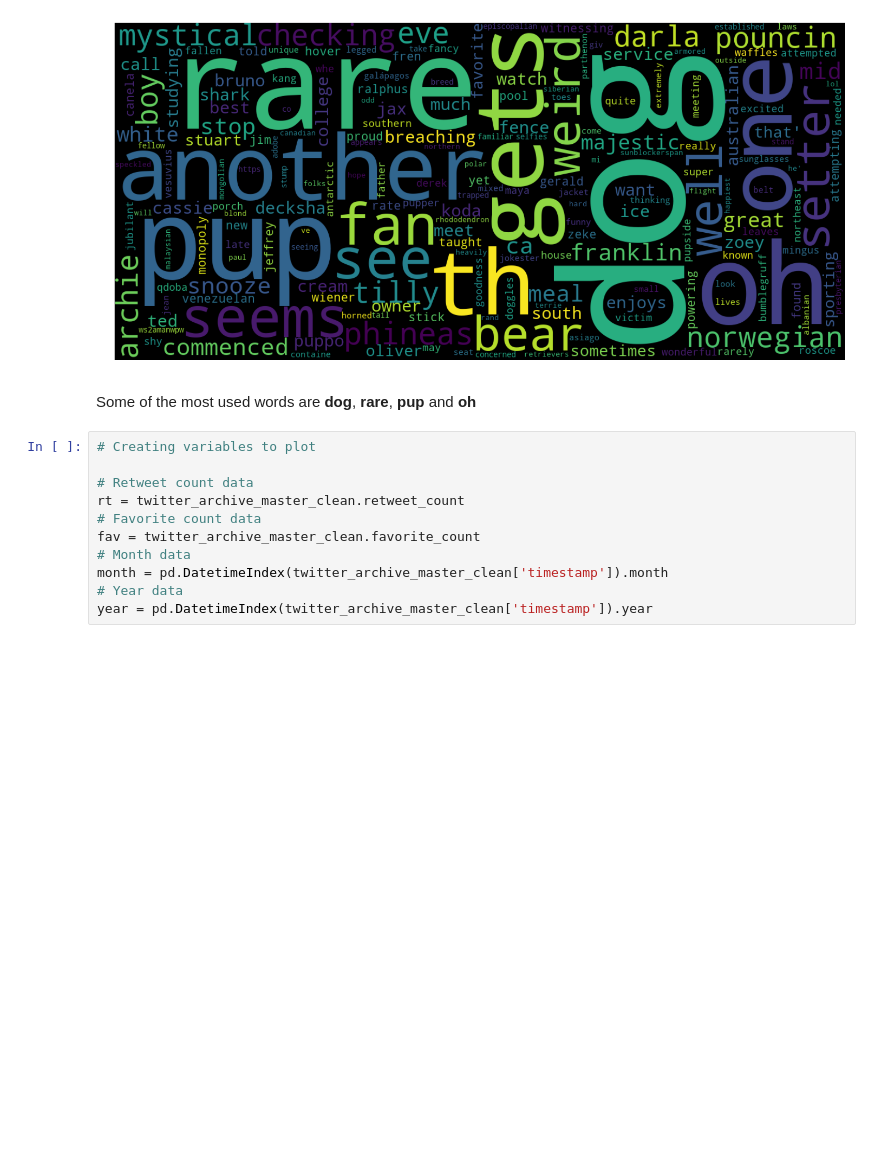
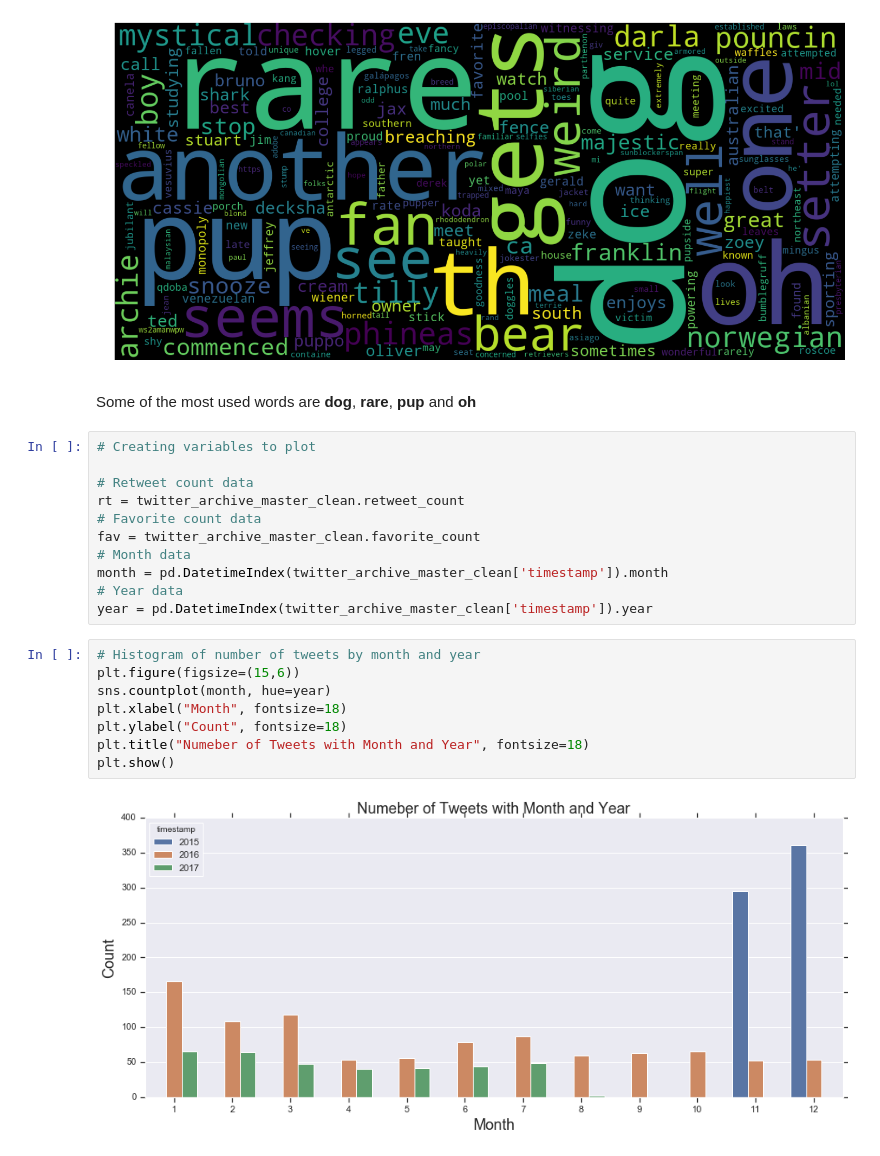
Before and after one commit to rohit-yadav/we_rate_dogs, a Jupyter notebook: we_rate_dogs.ipynb, the cells around one changed output. Cells and saved outputs as stored; diff of their text form; blank space fills up the shorter version.

Commit message:
Viz: Plot count of tweets over the year

```diff
--- a/we_rate_dogs.ipynb
+++ b/we_rate_dogs.ipynb
@@ -1002,3 +1002,13 @@ fav = twitter_archive_master_clean.favorite_count
 month = pd.DatetimeIndex(twitter_archive_master_clean['timestamp']).month
 # Year data
 year = pd.DatetimeIndex(twitter_archive_master_clean['timestamp']).year
+# %%
+# Histogram of number of tweets by month and year
+plt.figure(figsize=(15,6))
+sns.countplot(month, hue=year)
+plt.xlabel("Month", fontsize=18)
+plt.ylabel("Count", fontsize=18)
+plt.title("Numeber of Tweets with Month and Year", fontsize=18)
+plt.show()
+# %% [output]
+[figure, added]
```
Also changed, not shown: 2 other files.
